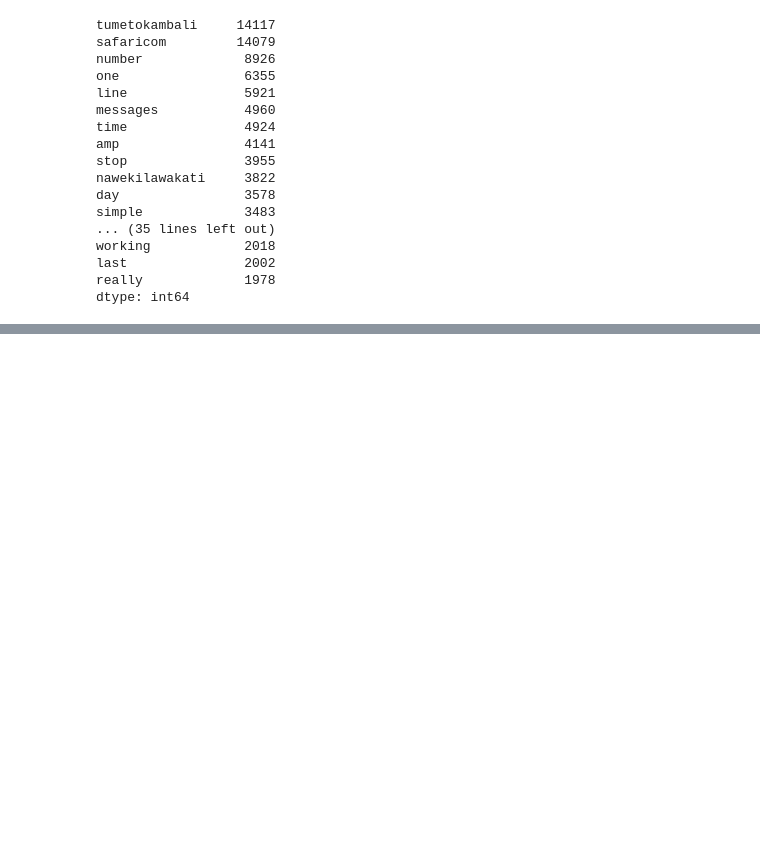
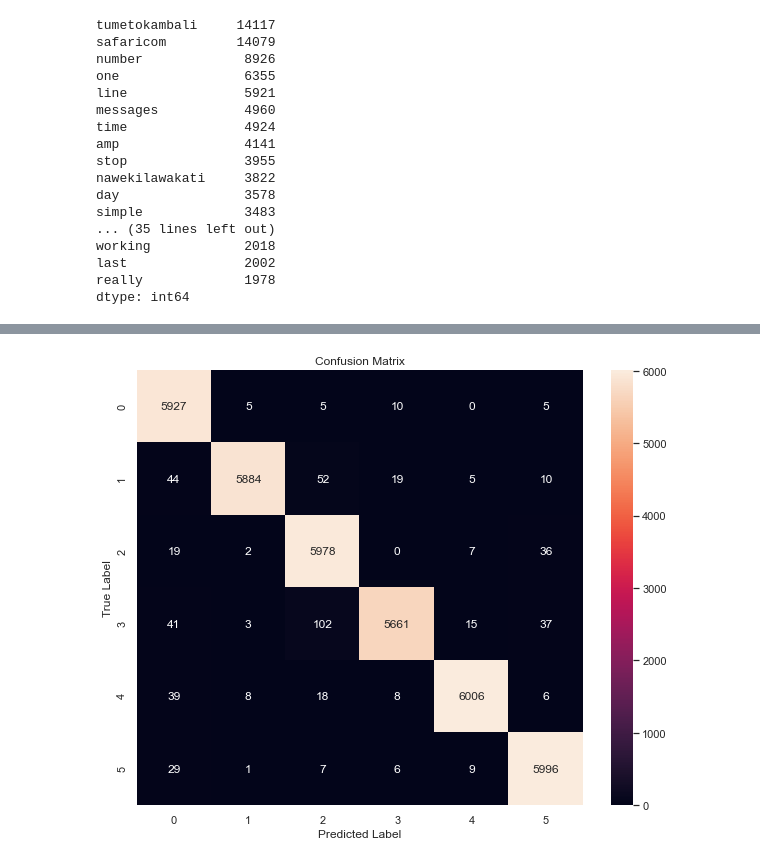
Before and after one commit to faithmaks/socialmedia-customer-service, a Jupyter notebook: Tweets_API.ipynb, the cells around one changed output, grey strips where cells are left out. Cells and saved outputs as stored; diff of their text form; code cells hidden in the pictures; blank space fills up the shorter version.

```diff
--- a/Tweets_API.ipynb
+++ b/Tweets_API.ipynb
@@ -543,0 +777,31 @@ general.to_csv('general.csv', index=False)
+# %%
+from sklearn.ensemble import RandomForestClassifier
+from sklearn.model_selection import GridSearchCV
+
+# create a list of values for each hyperparameter that you want to tune
+n_estimators = [10, 50, 100, 200]
+max_depth = [None, 5, 10, 15]
+min_samples_split = [2, 5, 10]
+min_samples_leaf = [1, 2, 4]
+
+# create a parameter grid using the values you defined above
+param_grid = {'n_estimators': n_estimators,
+              'max_depth': max_depth,
+              'min_samples_split': min_samples_split,
+              'min_samples_leaf': min_samples_leaf}
+
+# create a random forest classifier
+clf = RandomForestClassifier()
+
+# create a grid search object using the parameter grid and the random forest classifier
+grid_search = GridSearchCV(estimator=clf, param_grid=param_grid, cv=5, n_jobs=-1, verbose=2)
+
+# fit the grid search object to your training data
+grid_search.fit(X_train, y_train)
+
+# print the best parameters and score found on the training set
+print(grid_search.best_params_)
+print(grid_search.best_score_)
+
+# use the best parameters to make predictions on the test set
+y_pred = grid_search.predict(X_test)
@@ -543,0 +818,16 @@ general.to_csv('general.csv', index=False)
+# %%
+
+cm= confusion_matrix(y_test, y_pred)
+class_label = [0,1,2,3,4,5]
+df_cm = pd.DataFrame(cm, index=class_label,columns=class_label)
+
+    # Plot the Model
+plt.figure(figsize=(10,8))
+
+sns.heatmap(df_cm, annot=True, fmt='d')
+plt.title("Confusion Matrix")
+plt.xlabel("Predicted Label")
+plt.ylabel("True Label")
+plt.show()
+# %% [output]
+[figure, added]
```
Also changed, not shown: parts of 37 cells of this notebook, 1 other file.
